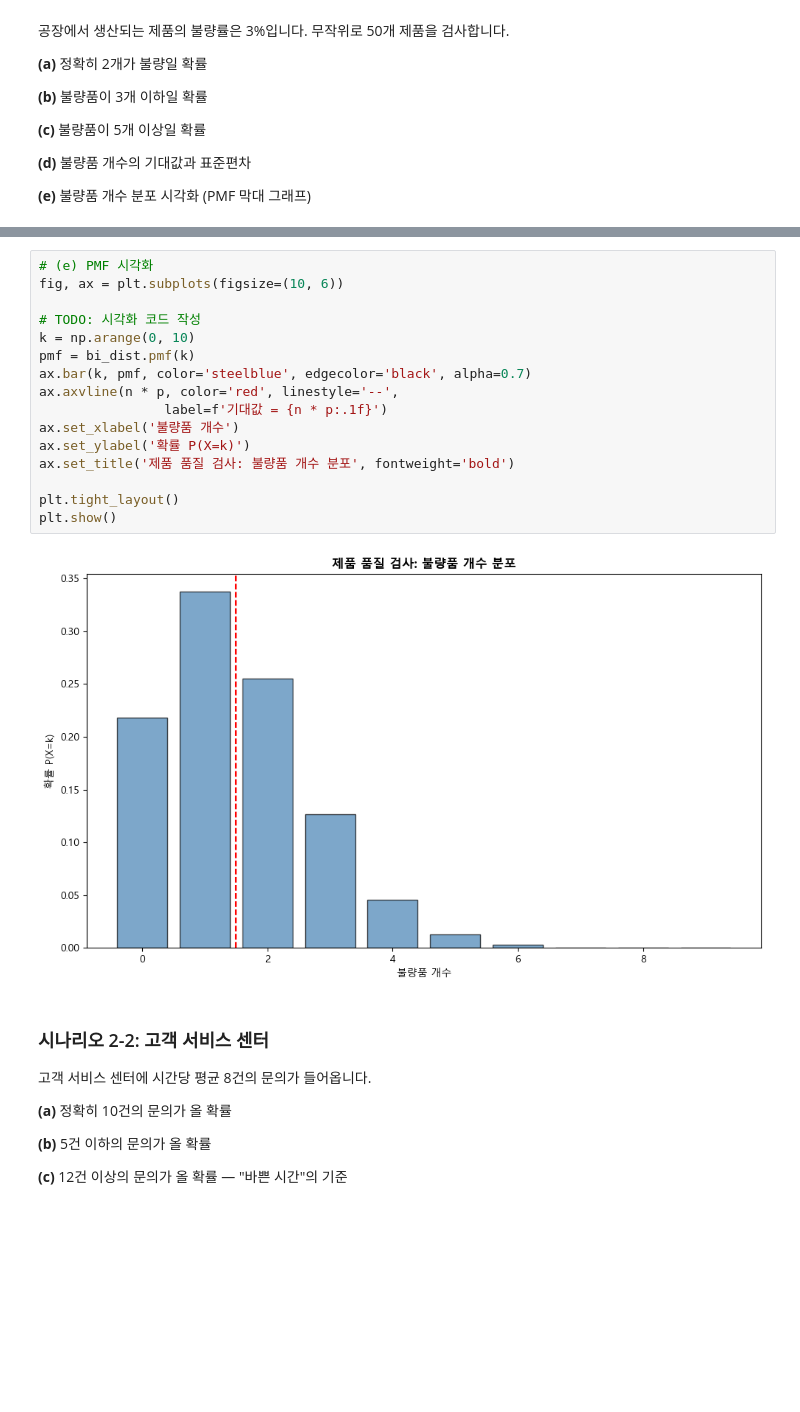
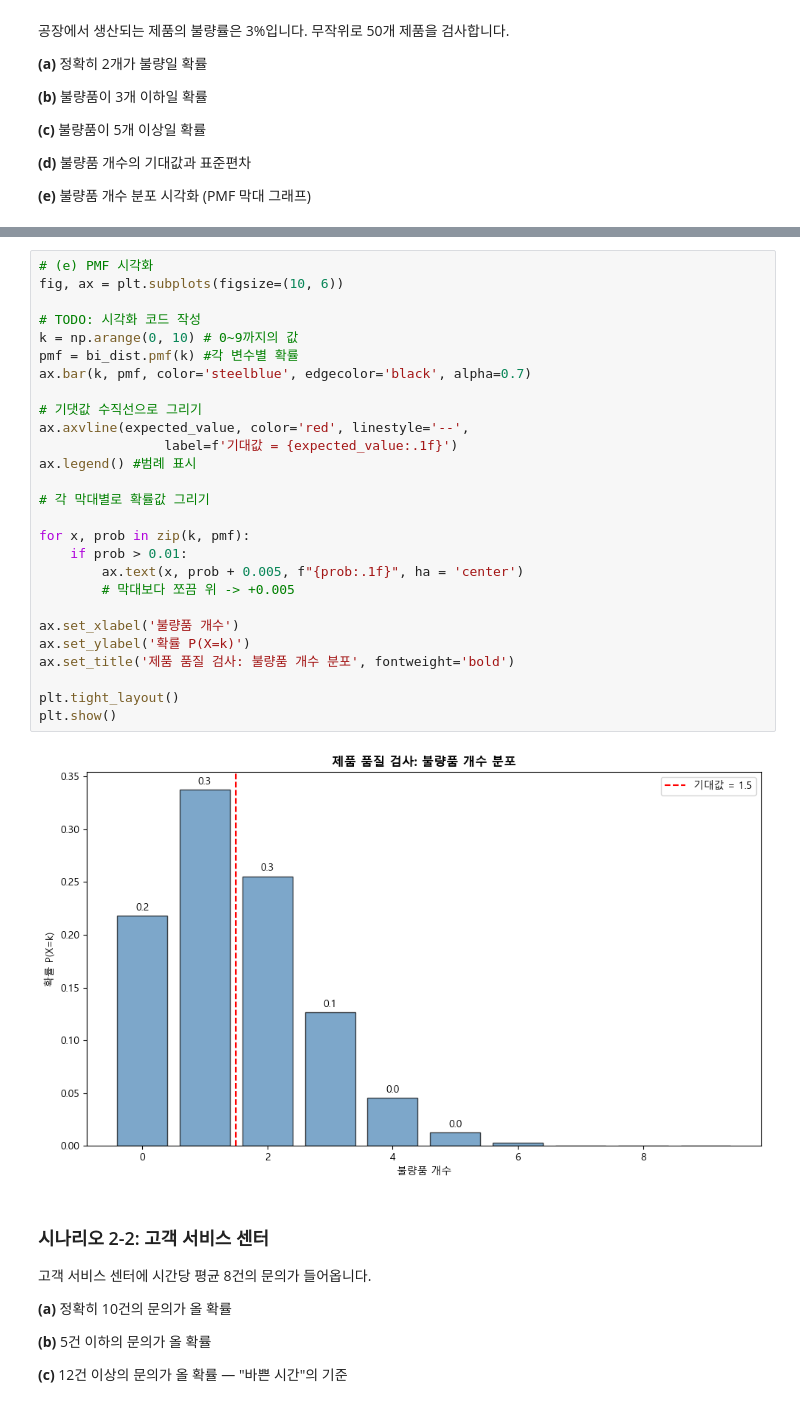
Before and after one commit to sparta-data11-statistics-practice/practice-01-descriptive-statistics-runayuki, a Jupyter notebook: practice_02_assignment.ipynb, the cells around one changed output, grey strips where cells are left out. Saved outputs shown, nothing was run; the diff lists cells and outputs as text; blank space fills up the shorter version.

```diff
--- a/practice_02_assignment.ipynb
+++ b/practice_02_assignment.ipynb
@@ -251,21 +257,32 @@ print(f"    표준편차 σ = {std_dev}")
 # %%
 # (e) PMF 시각화
 fig, ax = plt.subplots(figsize=(10, 6))
 
 # TODO: 시각화 코드 작성
-k = np.arange(0, 10)
-pmf = bi_dist.pmf(k)
+k = np.arange(0, 10) # 0~9까지의 값
+pmf = bi_dist.pmf(k) #각 변수별 확률
 ax.bar(k, pmf, color='steelblue', edgecolor='black', alpha=0.7)
-ax.axvline(n * p, color='red', linestyle='--',
-                label=f'기대값 = {n * p:.1f}')
+
+# 기댓값 수직선으로 그리기
+ax.axvline(expected_value, color='red', linestyle='--',
+                label=f'기대값 = {expected_value:.1f}')
+ax.legend() #범례 표시
+
+# 각 막대별로 확률값 그리기
+
+for x, prob in zip(k, pmf):
+    if prob > 0.01:
+        ax.text(x, prob + 0.005, f"{prob:.1f}", ha = 'center')
+        # 막대보다 쪼끔 위 -> +0.005
+
 ax.set_xlabel('불량품 개수')
 ax.set_ylabel('확률 P(X=k)')
 ax.set_title('제품 품질 검사: 불량품 개수 분포', fontweight='bold')
 
 plt.tight_layout()
 plt.show()
 # %% [output]
-[figure, old version]
+[figure, new version]
 # %% [markdown]
 ### 시나리오 2-2: 고객 서비스 센터
 
```
Also changed, not shown: parts of 6 cells of this notebook, 1 other file.
